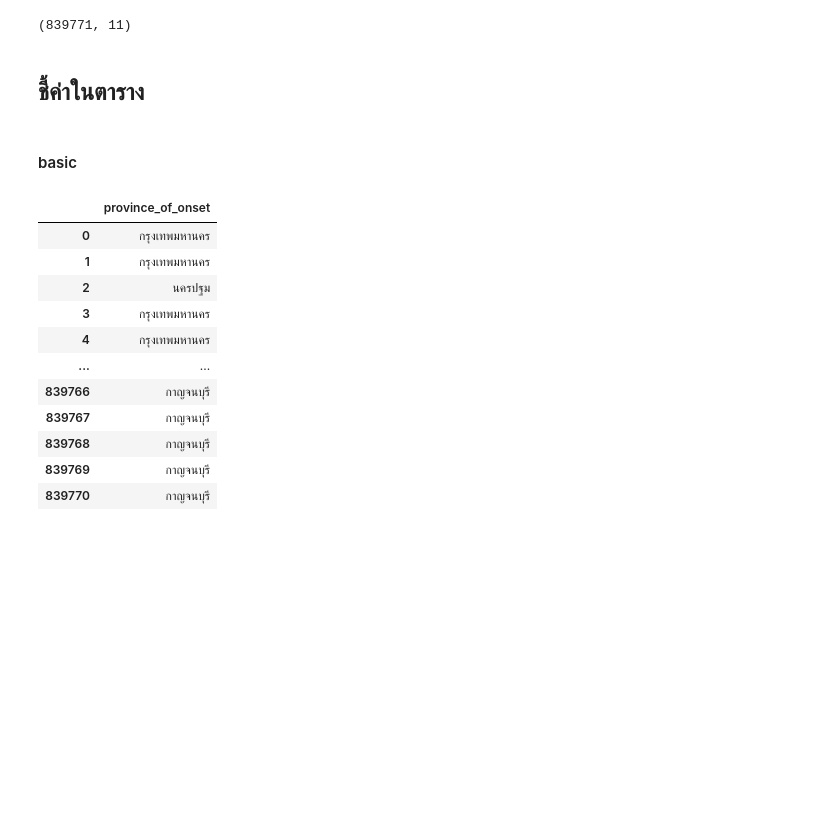
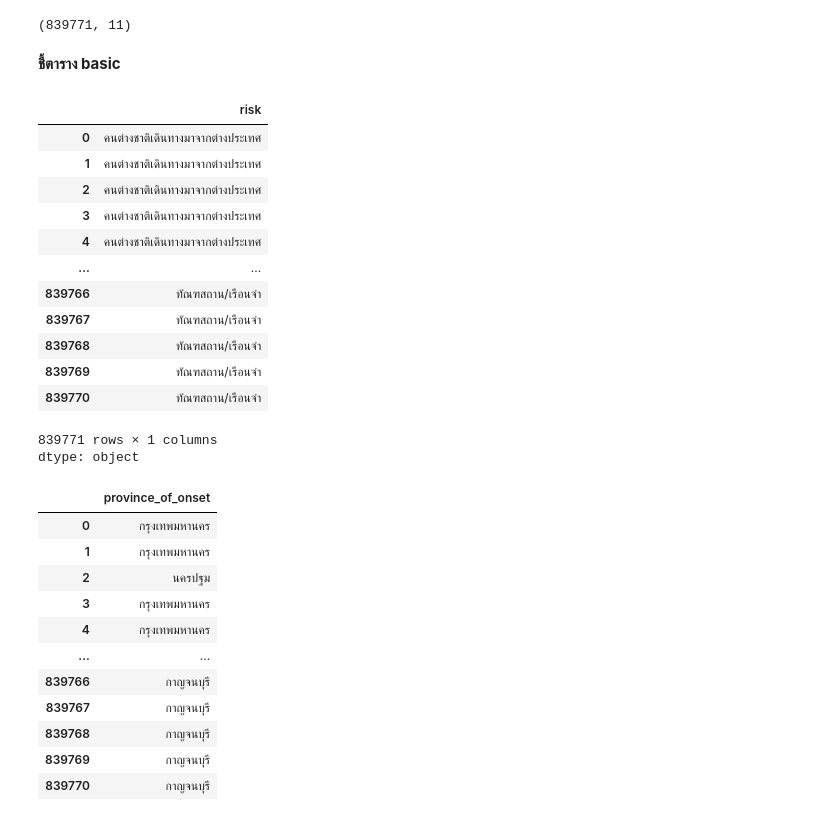
Before and after one commit to kanokwan-hongsopa/PythonDataViz2026, a Jupyter notebook: Pandas_101.ipynb, the cells around one changed output. Cells and saved outputs as stored; diff of their text form; code cells hidden in the pictures; blank space fills up the shorter version.

```diff
--- a/Pandas_101.ipynb
+++ b/Pandas_101.ipynb
@@ -54,9 +54,24 @@ data_covid.shape
 # %% [output]
 (839771, 11)
 # %% [markdown]
-## ชี้ค่าในตาราง
+**ชี้ตาราง basic**
-# %% [markdown]
-#### basic
+# %%
+data_covid['risk']
+# %% [output]
+|  | risk |
+| 0 | คนต่างชาติเดินทางมาจากต่างประเทศ |
+| 1 | คนต่างชาติเดินทางมาจากต่างประเทศ |
+| 2 | คนต่างชาติเดินทางมาจากต่างประเทศ |
+| 3 | คนต่างชาติเดินทางมาจากต่างประเทศ |
+| 4 | คนต่างชาติเดินทางมาจากต่างประเทศ |
+| ... | ... |
+| 839766 | ทัณฑสถาน/เรือนจำ |
+| 839767 | ทัณฑสถาน/เรือนจำ |
+| 839768 | ทัณฑสถาน/เรือนจำ |
+| 839769 | ทัณฑสถาน/เรือนจำ |
+| 839770 | ทัณฑสถาน/เรือนจำ |
+839771 rows × 1 columns
+dtype: object
 # %%
 data_covid['province_of_onset']
 # %% [output]
```
Also changed, not shown: parts of 9 cells of this notebook.
